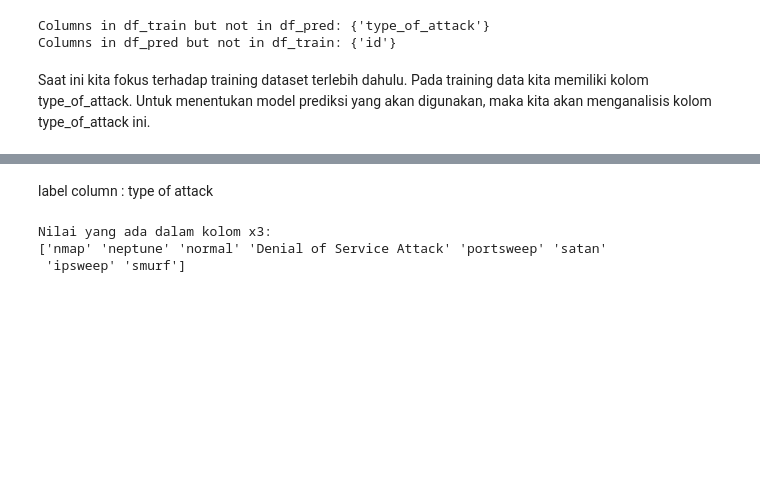
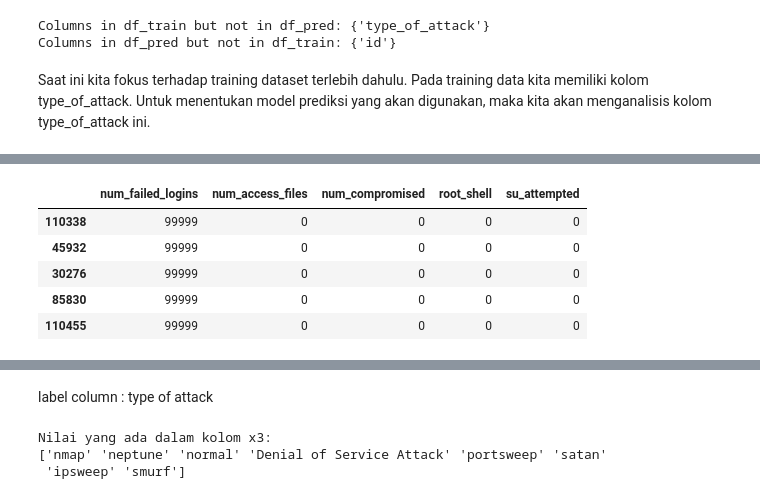
Before and after one commit to euclideands/DAC-2023, a Jupyter notebook: DAC_2023_Development_2.0.ipynb, the cells around one changed output, grey strips where cells are left out. Drawn from its saved outputs; the diff is of its cells as text; code cells hidden in the pictures; blank space fills up the shorter version.

```diff
--- a/DAC_2023_Development_2.0.ipynb
+++ b/DAC_2023_Development_2.0.ipynb
@@ -57,0 +97,10 @@ Saat ini kita fokus terhadap training dataset terlebih dahulu. Pada training dat
+# %%
+k_secure_sorted1 = k_secure.sort_values(by='num_failed_logins', ascending=False)
+k_secure_sorted1.head()
+# %% [output]
+|  | num_failed_logins | num_access_files | num_compromised | root_shell | su_attempted |
+| 110338 | 99999 | 0 | 0 | 0 | 0 |
+| 45932 | 99999 | 0 | 0 | 0 | 0 |
+| 30276 | 99999 | 0 | 0 | 0 | 0 |
+| 85830 | 99999 | 0 | 0 | 0 | 0 |
+| 110455 | 99999 | 0 | 0 | 0 | 0 |
```
Also changed, not shown: parts of 24 cells of this notebook.
